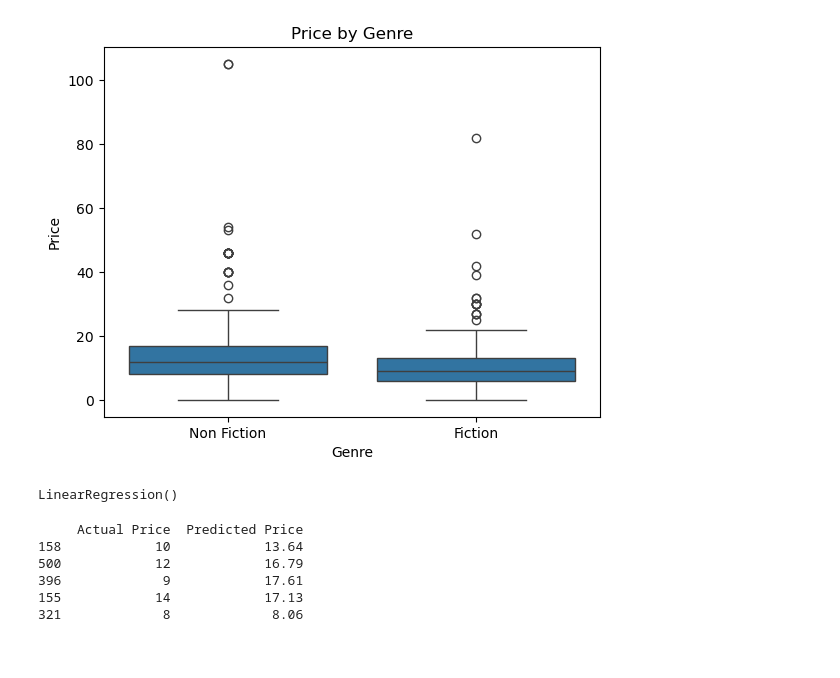
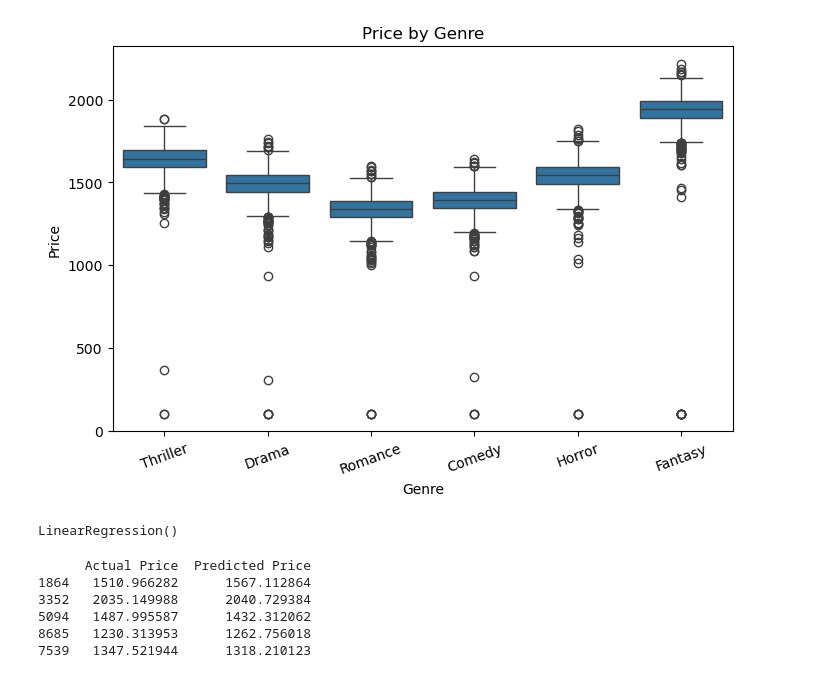
Before and after one commit to hemangi1603/Bestseller-Analytics, a Jupyter notebook: BestSellerAnalytics.ipynb, the cells around one changed output. Cells and saved outputs as stored; diff of their text form; code cells hidden in the pictures.

```diff
--- a/BestSellerAnalytics.ipynb
+++ b/BestSellerAnalytics.ipynb
@@ -6,5 +11,9 @@ import seaborn as sns
 # %%
-df = pd.read_csv(r"C:\Users\HEMANGI SOLANKI\Desktop\KS\sem-10\Brainybeam\BestSellerAnalytics\bestsellers_with_categories_2022_03_27.csv")
+df = pd.read_csv(
+    r"C:\Users\HEMANGI SOLANKI\Desktop\KS\sem-10\Brainybeam\BestSellerAnalytics\books.csv",
+    engine='python',
+    on_bad_lines='skip'
+)
 # %%
 df.head()
 # %% [output]
@@ -58,5 +114,11 @@ dtype: int64
 df.columns = df.columns.str.strip()
 df.columns = df.columns.str.replace(" ", "_")
 # %%
-df.head()
+df['Publication_Date'] = pd.to_datetime(df['Publication_Date'], errors='coerce')
+df['Year'] = df['Publication_Date'].dt.year
+
+df = df.dropna()
+
+print(df.head())
+print(df.columns)
 # %% [output]
@@ -130,7 +211,21 @@ plt.show()
 # %%
-sns.boxplot(x='Genre', y='Price', data=df)
+genre_order = [
+    'Thriller',
+    'Drama',
+    'Romance',
+    'Comedy',
+    'Horror',
+    'Fantasy'
+]
+
+plt.figure(figsize=(8,5))
+
+sns.boxplot(x='Genre',y='Price',data=df,order=genre_order)
 plt.title("Price by Genre")
+plt.xlabel("Genre")
+plt.ylabel("Price")
+plt.xticks(rotation=20)
 plt.show()
 # %% [output]
-[figure, old version]
+[figure, new version]
 # %%
@@ -156,17 +252,17 @@ y_pred_lr = lr_model.predict(X_test)
 
 comparison = pd.DataFrame({
     "Actual Price": y_test[:5],
-    "Predicted Price": y_pred_rf[:5]
+    "Predicted Price": y_pred_lr[:5]
 })
 
 print(comparison)
 # %% [output]
-     Actual Price  Predicted Price
-158            10            13.64
-500            12            16.79
-396             9            17.61
-155            14            17.13
-321             8             8.06
+      Actual Price  Predicted Price
+1864   1510.966282      1567.112864
+3352   2035.149988      2040.729384
+5094   1487.995587      1432.312062
+8685   1230.313953      1262.756018
+7539   1347.521944      1318.210123
 # %%
 from sklearn.metrics import mean_absolute_error, mean_squared_error
 import numpy as np
```
Also changed, not shown: parts of 24 cells of this notebook.
